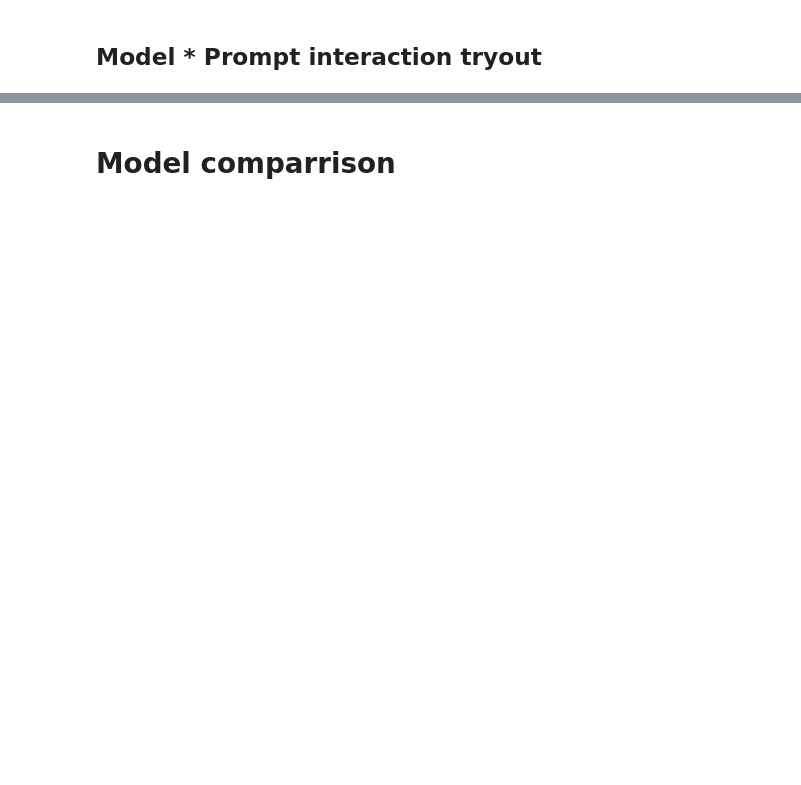
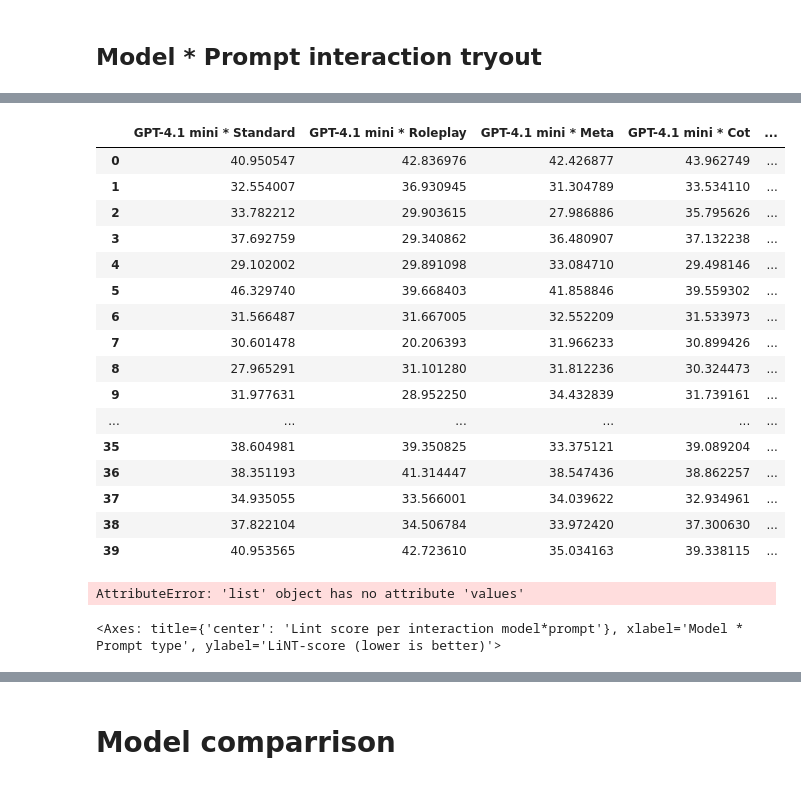
Before and after one commit to ChielChiel/Thesis-LLM-LiNT, a Jupyter notebook: anova.ipynb, the cells around one changed output, grey strips where cells are left out. Saved outputs shown, nothing was run; the diff lists cells and outputs as text; code cells hidden in the pictures; blank space fills up the shorter version.

```diff
--- a/anova.ipynb
+++ b/anova.ipynb
@@ -198,0 +610,16 @@ posthocs
+# %%
+replacements = {
+    "ChatGPT 4.1 mini/gpt-4.1-mini": "GPT-4.1 mini",
+    "GPT 5.1 mini/gpt-5-mini": "GPT-5 mini",
+    "Gemini/gemini-3-flash-preview": "Gemini 3 Flash Preview",
+    "Mistral/ministral-14b-latest": "Ministral 14B",
+}
+
+new_cols = []
+
+for col in mean_p_inter.columns:
+    model, prompt = col.split(' * ')
+    model2 = replacements[model]
+    prompt2 = prompt.capitalize()
+    print(model2, prompt2)
+    new_cols.append(f"{model2} * {prompt2}")
@@ -198,0 +662,22 @@ posthocs
+# %%
+mean_p_inter.columns = new_cols
+# %%
+mean_p_inter
+# %% [output]
+|  | GPT-4.1 mini * Standard | GPT-4.1 mini * Roleplay | GPT-4.1 mini * Meta | GPT-4.1 mini * Cot | ... |
+| 0 | 40.950547 | 42.836976 | 42.426877 | 43.962749 | ... |
+| 1 | 32.554007 | 36.930945 | 31.304789 | 33.534110 | ... |
+| 2 | 33.782212 | 29.903615 | 27.986886 | 35.795626 | ... |
+| 3 | 37.692759 | 29.340862 | 36.480907 | 37.132238 | ... |
+| 4 | 29.102002 | 29.891098 | 33.084710 | 29.498146 | ... |
+| 5 | 46.329740 | 39.668403 | 41.858846 | 39.559302 | ... |
+| 6 | 31.566487 | 31.667005 | 32.552209 | 31.533973 | ... |
+| 7 | 30.601478 | 20.206393 | 31.966233 | 30.899426 | ... |
+| 8 | 27.965291 | 31.101280 | 31.812236 | 30.324473 | ... |
+| 9 | 31.977631 | 28.952250 | 34.432839 | 31.739161 | ... |
+| ... | ... | ... | ... | ... | ... |
+| 35 | 38.604981 | 39.350825 | 33.375121 | 39.089204 | ... |
+| 36 | 38.351193 | 41.314447 | 38.547436 | 38.862257 | ... |
+| 37 | 34.935055 | 33.566001 | 34.039622 | 32.934961 | ... |
+| 38 | 37.822104 | 34.506784 | 33.972420 | 37.300630 | ... |
+| 39 | 40.953565 | 42.723610 | 35.034163 | 39.338115 | ... |
@@ -198,0 +688,4 @@ posthocs
+# %%
+dlt['whiskers'].values
+# %% [output]
+AttributeError: 'list' object has no attribute 'values'
@@ -198,0 +705,4 @@ posthocs
+# %%
+boxp.axes
+# %% [output]
+<Axes: title={'center': 'Lint score per interaction model*prompt'}, xlabel='Model * Prompt type', ylabel='LiNT-score (lower is better)'>
```
Also changed, not shown: parts of 71 cells of this notebook, 10 other files.
